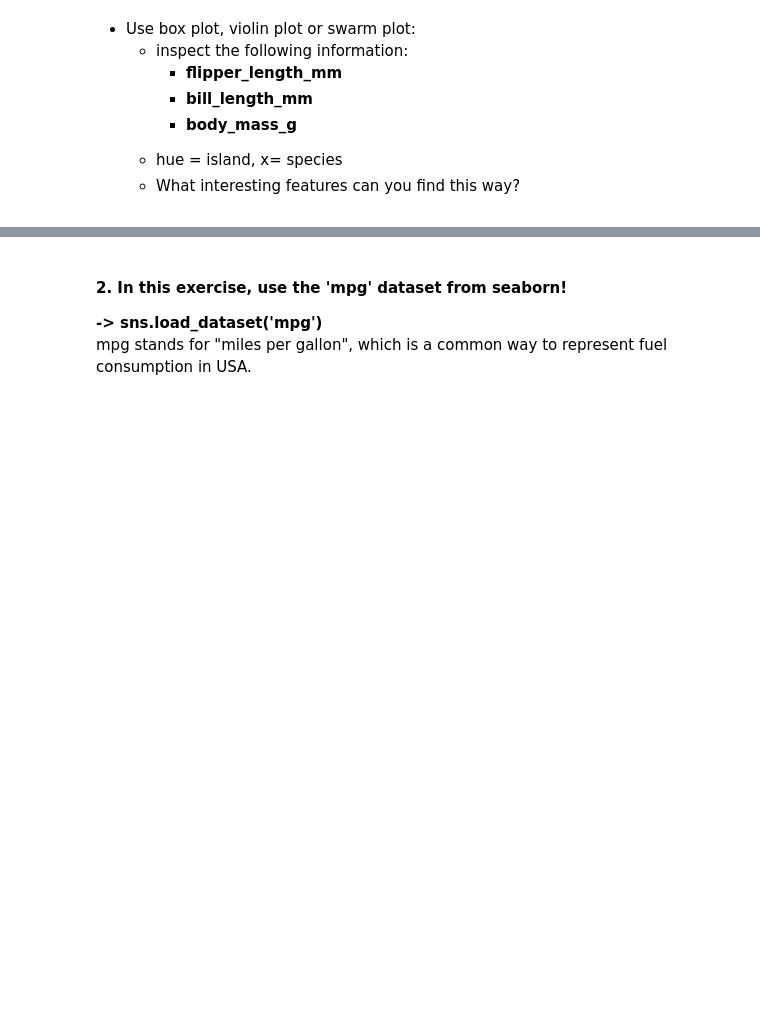
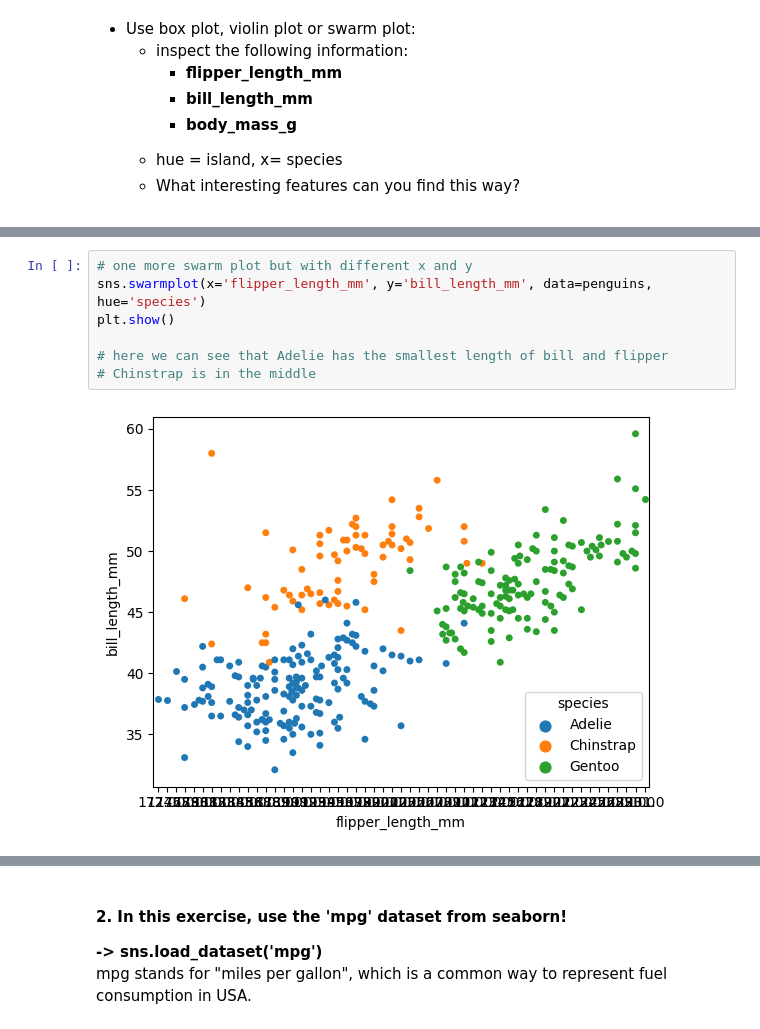
Before and after one commit to crypt0kitik/Introduction-to-Data-Analytics, a Jupyter notebook: Homework sets/SET 3/DataAnalyticsExerciseSet3.ipynb, the cells around one changed output, grey strips where cells are left out. Cells and saved outputs as stored; diff of their text form; blank space fills up the shorter version.

```diff
--- a/Homework sets/SET 3/DataAnalyticsExerciseSet3.ipynb
+++ b/Homework sets/SET 3/DataAnalyticsExerciseSet3.ipynb
@@ -174,3 +200,12 @@ plt.show()
+# %%
+# one more swarm plot but with different x and y
+sns.swarmplot(x='flipper_length_mm', y='bill_length_mm', data=penguins, hue='species')
+plt.show()
+
+# here we can see that Adelie has the smallest length of bill and flipper
+# Chinstrap is in the middle
+# %% [output]
+[figure, added]
 # %% [markdown]
 <img src="http://srv.plab.fi/~tuomasv/data_analytics_2023_images/exercise_set_3/penguins.png" />
 # %% [markdown]
```
Also changed, not shown: parts of 17 cells of this notebook.
